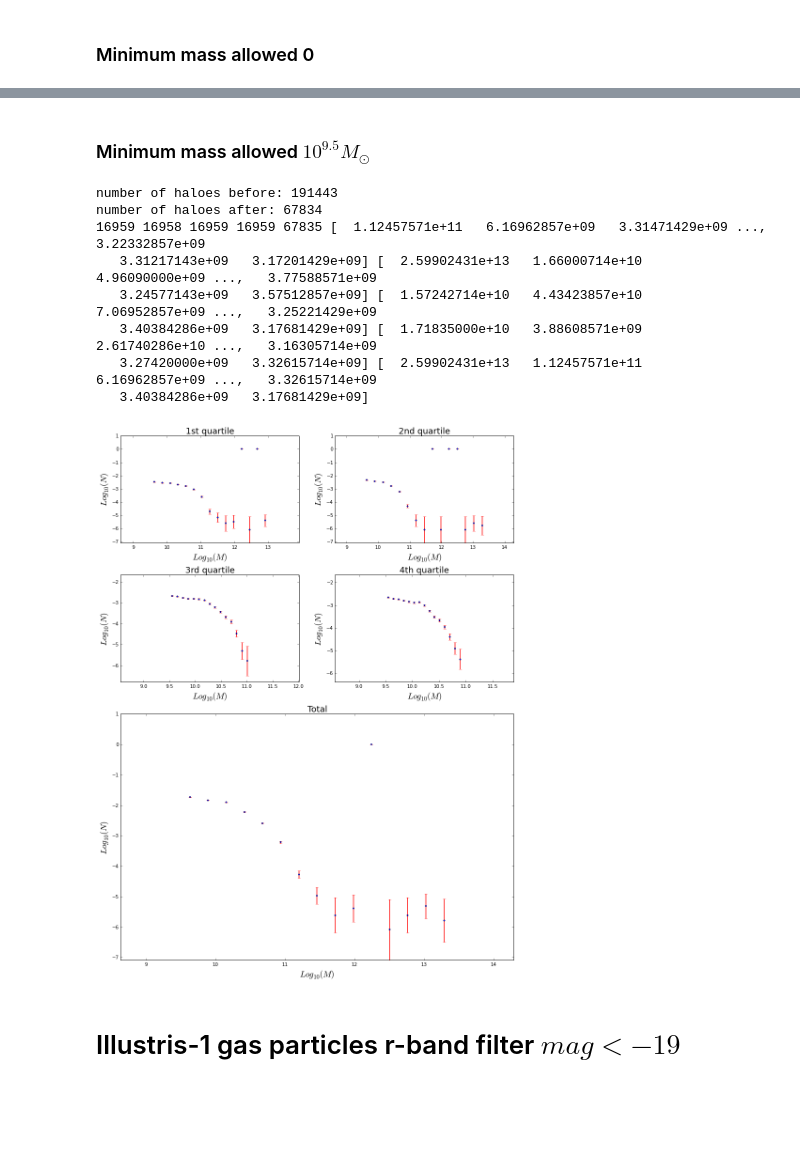
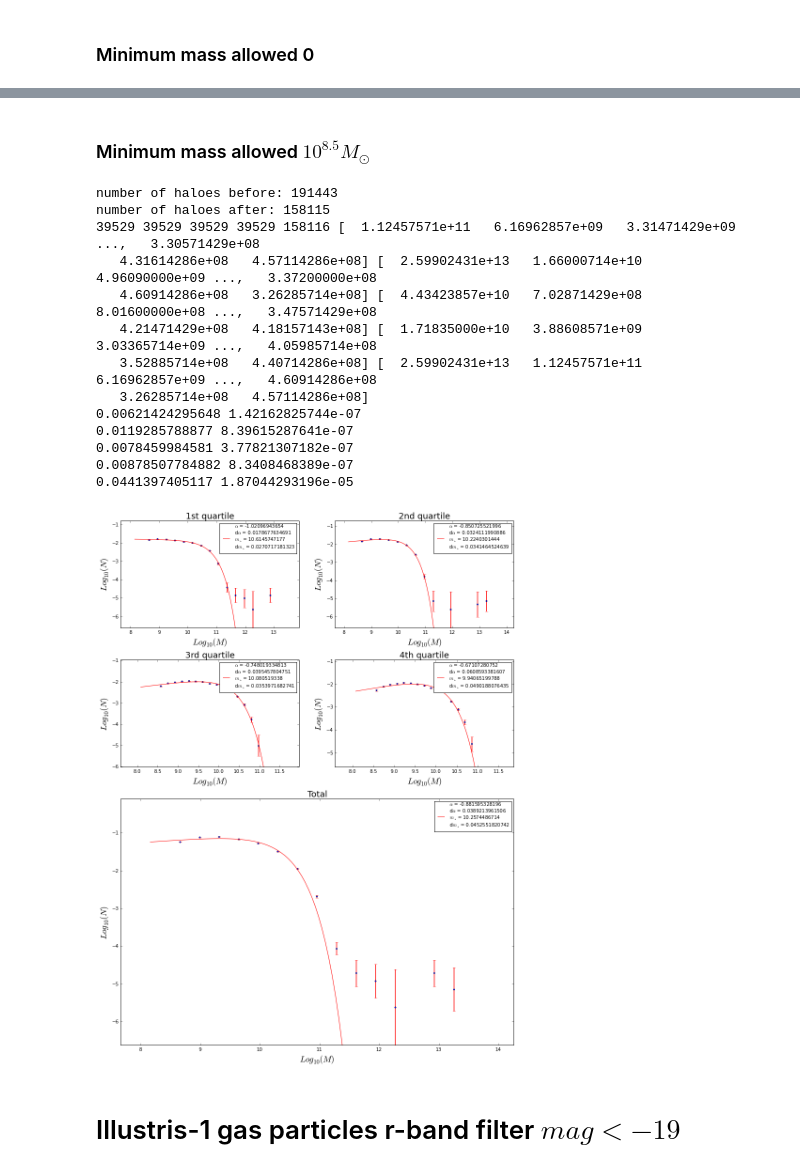
Before and after one commit to jdprada1760/Cornell_Summer, a Jupyter notebook: Illustris_Run/Code/Illustris quartiles.ipynb, the cells around one changed output, grey strips where cells are left out. Drawn from its saved outputs; the diff is of its cells as text; code cells hidden in the pictures; blank space fills up the shorter version.

Commit message:
Schechter fits

```diff
--- a/Illustris_Run/Code/Illustris quartiles.ipynb
+++ b/Illustris_Run/Code/Illustris quartiles.ipynb
@@ -109,6 +108,45 @@ def histo(bins):
         ax.set_xlabel('$Log_{10}(M)$', fontsize = 18)
         ax.set_xlim(min(tmp[0])-1,max(tmp[0])+1)
         ax.set_ylim(min(log10(tmp[1][where(tmp[1]!=0)]))-1,(max(log10(tmp[1][where(tmp[1]!=0)]))+1))
+
+def SchtrGraph(bins):
+    # Graphics of the mass function for each quartile
+    import matplotlib.gridspec as gridspec
+    fig, axes = plt.subplots( nrows=2, ncols=4, figsize=(15,20) )
+    plt.subplots_adjust(left=None, bottom=None, right=None, top=None, wspace=0.2, hspace=0.3)
+    gs = gridspec.GridSpec(4,2)
+    ax0 = plt.subplot(gs[0, 0])
+    ax1 = plt.subplot(gs[0, 1])
+    ax2 = plt.subplot(gs[1, 0])
+    ax3 = plt.subplot(gs[1, 1])
+    ax4 = plt.subplot(gs[2:,:])
+
+    # Callable lists
+    axs = [ax0,ax1,ax2,ax3,ax4]
+    qs = [q1,q2,q3,q4,q5]
+    indx = ['1st quartile','2nd quartile','3rd quartile','4th quartile', 'Total']
+
+    for ax,q,i in zip(axs,qs,indx):
+        # Histo for first quartile
+        tmp = histog(log10(q),bins)
+        tmp = [tmp[0][where(tmp[1]!=0)],tmp[1][where(tmp[1]!=0)]]
+        #print tmp
+        logm = linspace(amin(tmp[0])-0.5,amax(tmp[0])+0.5, 100)
+        ft = fit(tmp,bins)[0]
+        errors = fit(tmp,bins)[1]
+        print ft[1],errors[1][1]
+        ax.errorbar( tmp[0], log10(tmp[1]), yerr = sqrt(vol*tmp[1])/(vol*tmp[1]), fmt='o', ecolor = 'r', c = 'b', markersize=3,elinewidth=1.5)
+        ax.plot(logm, log10(Schechter(logm,ft[0],ft[1],ft[2]) ),'r',
+             label = r"$\alpha$ = " + str(ft[0]) +"\n" + r"d$\alpha$ = " + str(sqrt(errors[0][0]))+"\n"
+             + r"$m_\ast$ = " + str(ft[2])  +"\n" + r"d$m_\ast$ = " + str(sqrt(errors[2][2])))
+        #ax.bar( tmp[0] , log10(tmp[1]), width = tmp[0][1]-tmp[0][2], alpha = 0.4, align = 'center' )
+        ax.legend(prop={'size':10})
+        #savetxt(name + "q2.csv",(array([tmp[0], tmp[1], sqrt(vol*tmp[1])/(vol*tmp[1])]).T), delimiter = ',')
+        ax.set_title(i, fontsize = 18)
+        ax.set_ylabel('$Log_{10}(N)$', fontsize = 18)
+        ax.set_xlabel('$Log_{10}(M)$', fontsize = 18)
+        ax.set_xlim(min(tmp[0])-1,max(tmp[0])+1)
+        ax.set_ylim(min(log10(tmp[1][where(tmp[1]!=0)]))-1,(max(log10(tmp[1][where(tmp[1]!=0)]))+1))
 # %% [markdown]
 # Illustris-1 gas particles without r-band filter
 # %% [markdown]
@@ -129,18 +187,24 @@ number of haloes after: 191443
 # %% [markdown]
-### Minimum mass allowed $10^{9.5} M_{\odot}$
+### Minimum mass allowed $10^{8.5} M_{\odot}$
 # %%
-loadHaloes("env1.data",3.0,0,10**(9.5))
-histo(15)
+loadHaloes("env1.data",3.0,0,10**(8.5))
+#histo(15)
+SchtrGraph(15)
 # %% [output]
 number of haloes before: 191443
-number of haloes after: 67834
-16959 16958 16959 16959 67835 [  1.12457571e+11   6.16962857e+09   3.31471429e+09 ...,   3.22332857e+09
-   3.31217143e+09   3.17201429e+09] [  2.59902431e+13   1.66000714e+10   4.96090000e+09 ...,   3.77588571e+09
-   3.24577143e+09   3.57512857e+09] [  1.57242714e+10   4.43423857e+10   7.06952857e+09 ...,   3.25221429e+09
-   3.40384286e+09   3.17681429e+09] [  1.71835000e+10   3.88608571e+09   2.61740286e+10 ...,   3.16305714e+09
-   3.27420000e+09   3.32615714e+09] [  2.59902431e+13   1.12457571e+11   6.16962857e+09 ...,   3.32615714e+09
-   3.40384286e+09   3.17681429e+09]
+number of haloes after: 158115
+39529 39529 39529 39529 158116 [  1.12457571e+11   6.16962857e+09   3.31471429e+09 ...,   3.30571429e+08
+   4.31614286e+08   4.57114286e+08] [  2.59902431e+13   1.66000714e+10   4.96090000e+09 ...,   3.37200000e+08
+   4.60914286e+08   3.26285714e+08] [  4.43423857e+10   7.02871429e+08   8.01600000e+08 ...,   3.47571429e+08
+   4.21471429e+08   4.18157143e+08] [  1.71835000e+10   3.88608571e+09   3.03365714e+09 ...,   4.05985714e+08
+   3.52885714e+08   4.40714286e+08] [  2.59902431e+13   1.12457571e+11   6.16962857e+09 ...,   4.60914286e+08
+   3.26285714e+08   4.57114286e+08]
+0.00621424295648 1.42162825744e-07
+0.0119285788877 8.39615287641e-07
+0.0078459984581 3.77821307182e-07
+0.00878507784882 8.3408468389e-07
+0.0441397405117 1.87044293196e-05
-[figure, old version]
+[figure, new version]
 # %% [markdown]
 # Illustris-1 gas particles r-band filter $mag <-19$
 # %% [markdown]
```
Also changed, not shown: parts of 4 cells of this notebook.
